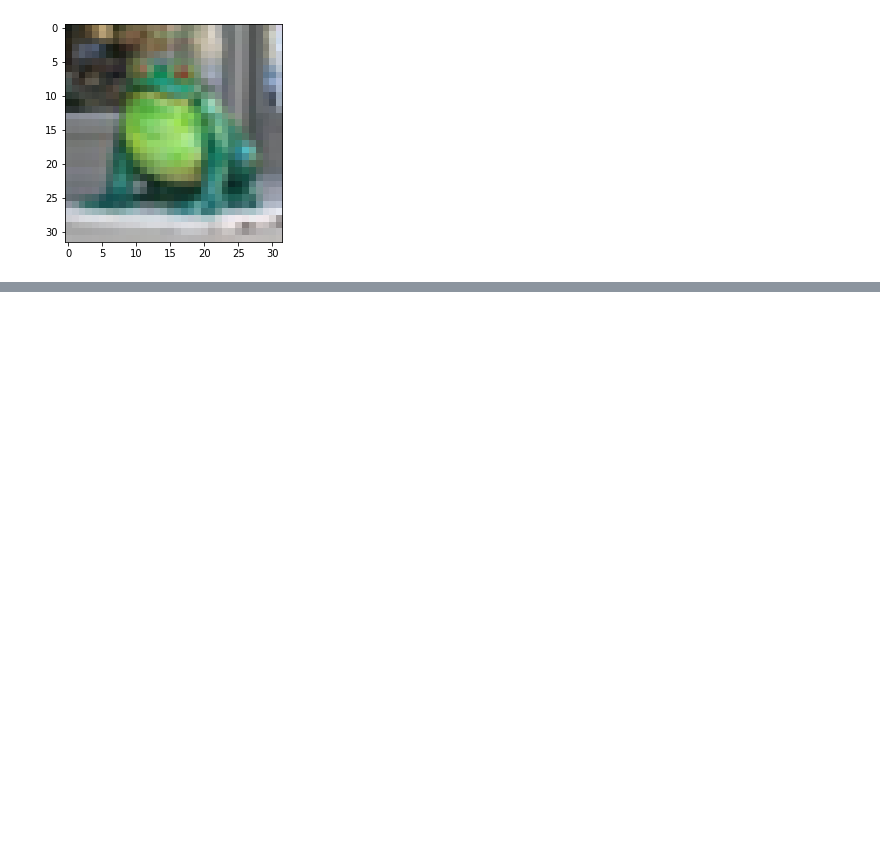
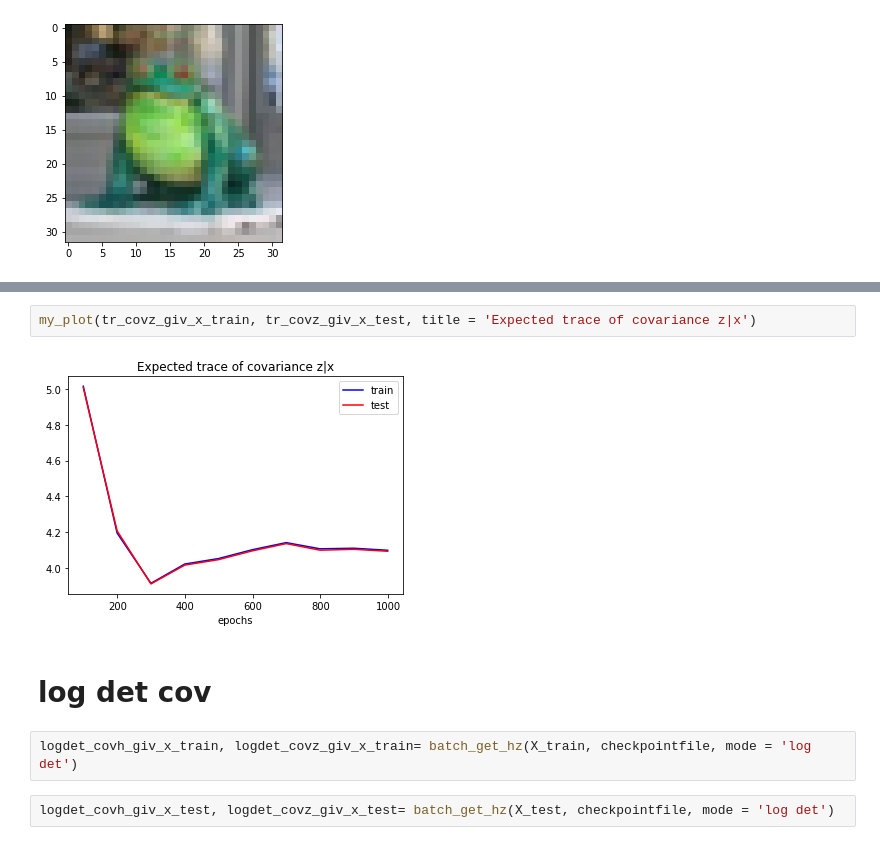
Before and after one commit to rattaoup/pytorch-simclr, a Jupyter notebook: distribution_h.ipynb, the cells around one changed output, grey strips where cells are left out. Cells and saved outputs as stored; diff of their text form; blank space fills up the shorter version.

```diff
--- a/distribution_h.ipynb
+++ b/distribution_h.ipynb
@@ -339,0 +324,10 @@ logdetcov_h_train2
+# %%
+my_plot(tr_covz_giv_x_train, tr_covz_giv_x_test, title = 'Expected trace of covariance z|x')
+# %% [output]
+[figure, added]
+# %% [markdown]
+# log det cov
+# %%
+logdet_covh_giv_x_train, logdet_covz_giv_x_train= batch_get_hz(X_train, checkpointfile, mode = 'log det')
+# %%
+logdet_covh_giv_x_test, logdet_covz_giv_x_test= batch_get_hz(X_test, checkpointfile, mode = 'log det')
```
Also changed, not shown: parts of 50 cells of this notebook.
